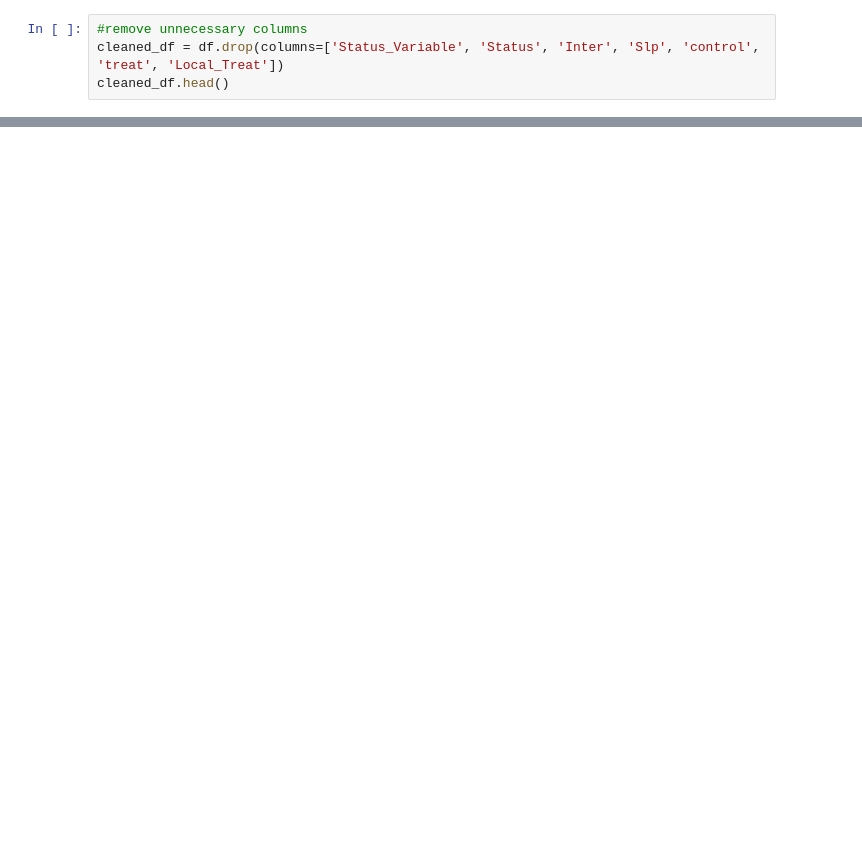
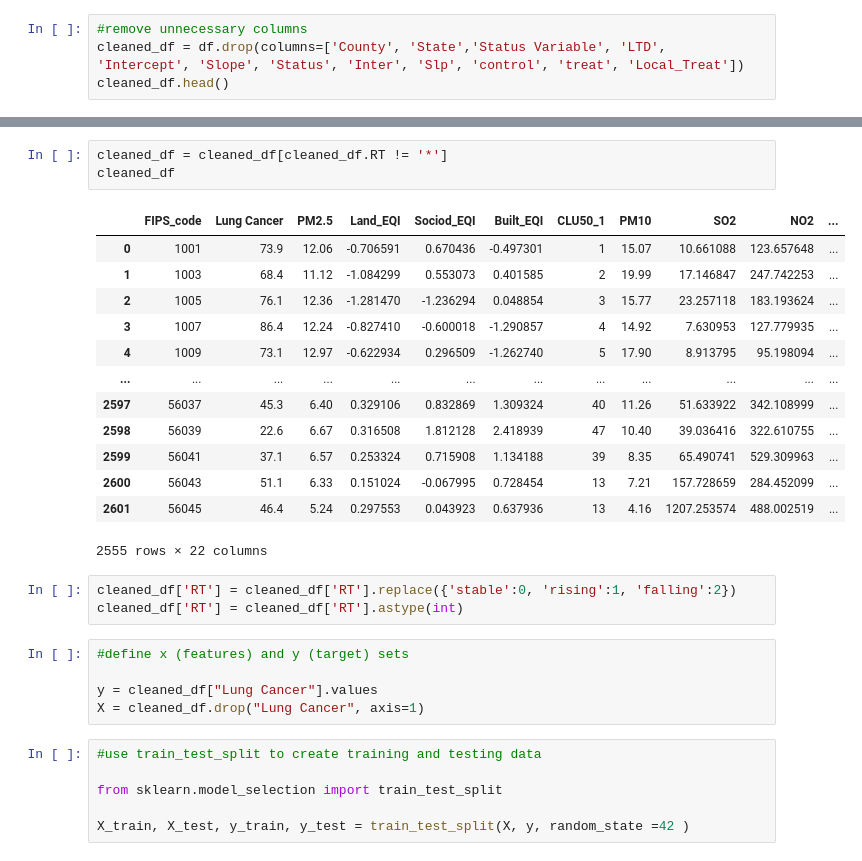
Before and after one commit to jnjorstad/Air-Quality-and-Lung-Cancer, a Jupyter notebook: AirQualityandLungCancer.ipynb, the cells around one changed output, grey strips where cells are left out. Drawn from its saved outputs; the diff is of its cells as text; blank space fills up the shorter version.

```diff
--- a/AirQualityandLungCancer.ipynb
+++ b/AirQualityandLungCancer.ipynb
@@ -17,4 +21,4 @@ df.head()
 # %%
 #remove unnecessary columns
-cleaned_df = df.drop(columns=['Status_Variable', 'Status', 'Inter', 'Slp', 'control', 'treat', 'Local_Treat'])
+cleaned_df = df.drop(columns=['County', 'State','Status Variable', 'LTD', 'Intercept', 'Slope', 'Status', 'Inter', 'Slp', 'control', 'treat', 'Local_Treat'])
 cleaned_df.head()
@@ -20,0 +41,31 @@ cleaned_df.head()
+# %%
+cleaned_df = cleaned_df[cleaned_df.RT != '*']
+cleaned_df
+# %% [output]
+|  | FIPS_code | Lung Cancer | PM2.5 | Land_EQI | Sociod_EQI | Built_EQI | CLU50_1 | PM10 | SO2 | NO2 | ... |
+| 0 | 1001 | 73.9 | 12.06 | -0.706591 | 0.670436 | -0.497301 | 1 | 15.07 | 10.661088 | 123.657648 | ... |
+| 1 | 1003 | 68.4 | 11.12 | -1.084299 | 0.553073 | 0.401585 | 2 | 19.99 | 17.146847 | 247.742253 | ... |
+| 2 | 1005 | 76.1 | 12.36 | -1.281470 | -1.236294 | 0.048854 | 3 | 15.77 | 23.257118 | 183.193624 | ... |
+| 3 | 1007 | 86.4 | 12.24 | -0.827410 | -0.600018 | -1.290857 | 4 | 14.92 | 7.630953 | 127.779935 | ... |
+| 4 | 1009 | 73.1 | 12.97 | -0.622934 | 0.296509 | -1.262740 | 5 | 17.90 | 8.913795 | 95.198094 | ... |
+| ... | ... | ... | ... | ... | ... | ... | ... | ... | ... | ... | ... |
+| 2597 | 56037 | 45.3 | 6.40 | 0.329106 | 0.832869 | 1.309324 | 40 | 11.26 | 51.633922 | 342.108999 | ... |
+| 2598 | 56039 | 22.6 | 6.67 | 0.316508 | 1.812128 | 2.418939 | 47 | 10.40 | 39.036416 | 322.610755 | ... |
+| 2599 | 56041 | 37.1 | 6.57 | 0.253324 | 0.715908 | 1.134188 | 39 | 8.35 | 65.490741 | 529.309963 | ... |
+| 2600 | 56043 | 51.1 | 6.33 | 0.151024 | -0.067995 | 0.728454 | 13 | 7.21 | 157.728659 | 284.452099 | ... |
+| 2601 | 56045 | 46.4 | 5.24 | 0.297553 | 0.043923 | 0.637936 | 13 | 4.16 | 1207.253574 | 488.002519 | ... |
+2555 rows × 22 columns
+# %%
+cleaned_df['RT'] = cleaned_df['RT'].replace({'stable':0, 'rising':1, 'falling':2})
+cleaned_df['RT'] = cleaned_df['RT'].astype(int)
+# %%
+#define x (features) and y (target) sets
+
+y = cleaned_df["Lung Cancer"].values
+X = cleaned_df.drop("Lung Cancer", axis=1)
+# %%
+#use train_test_split to create training and testing data
+
+from sklearn.model_selection import train_test_split
+
+X_train, X_test, y_train, y_test = train_test_split(X, y, random_state =42 )
```
Also changed, not shown: parts of 12 cells of this notebook.
